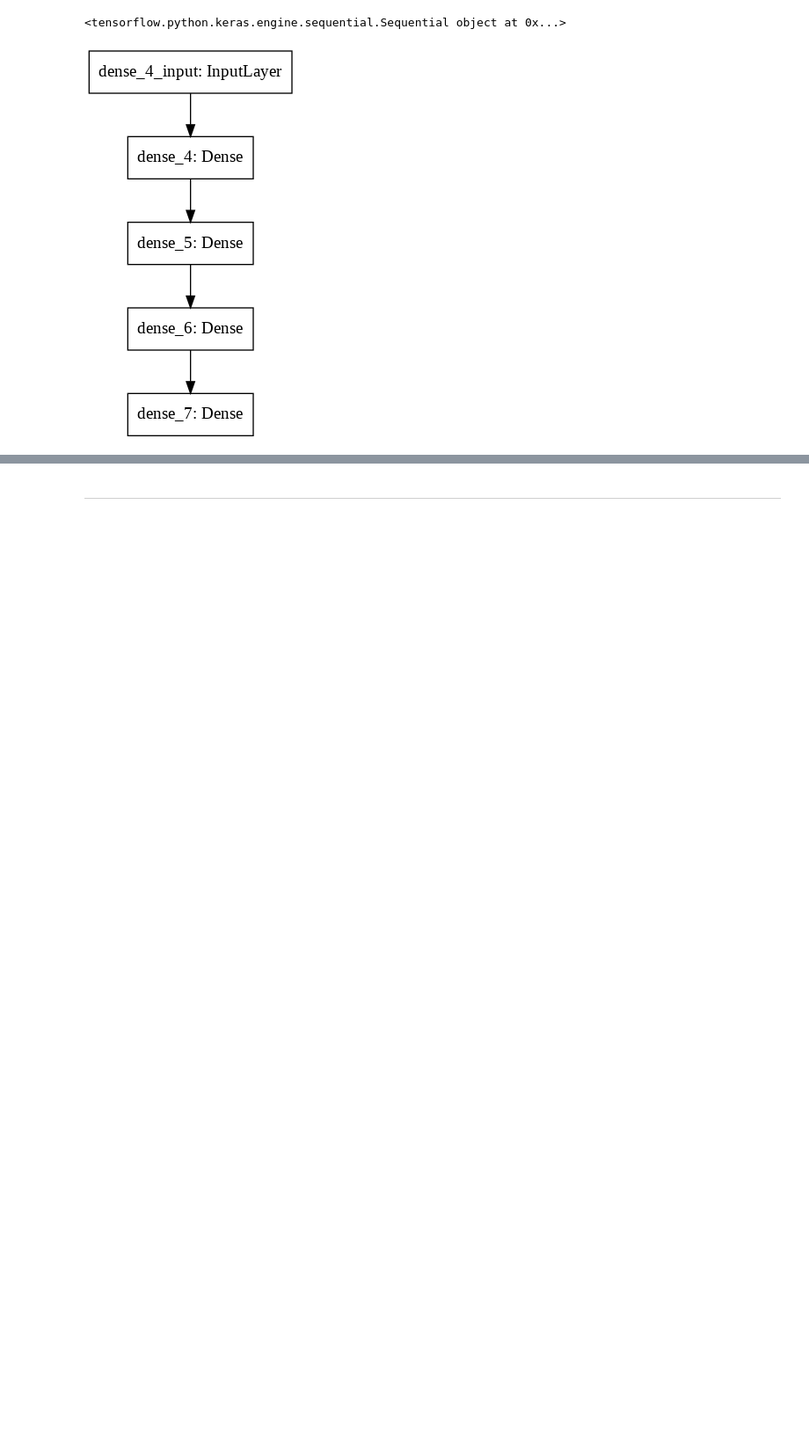
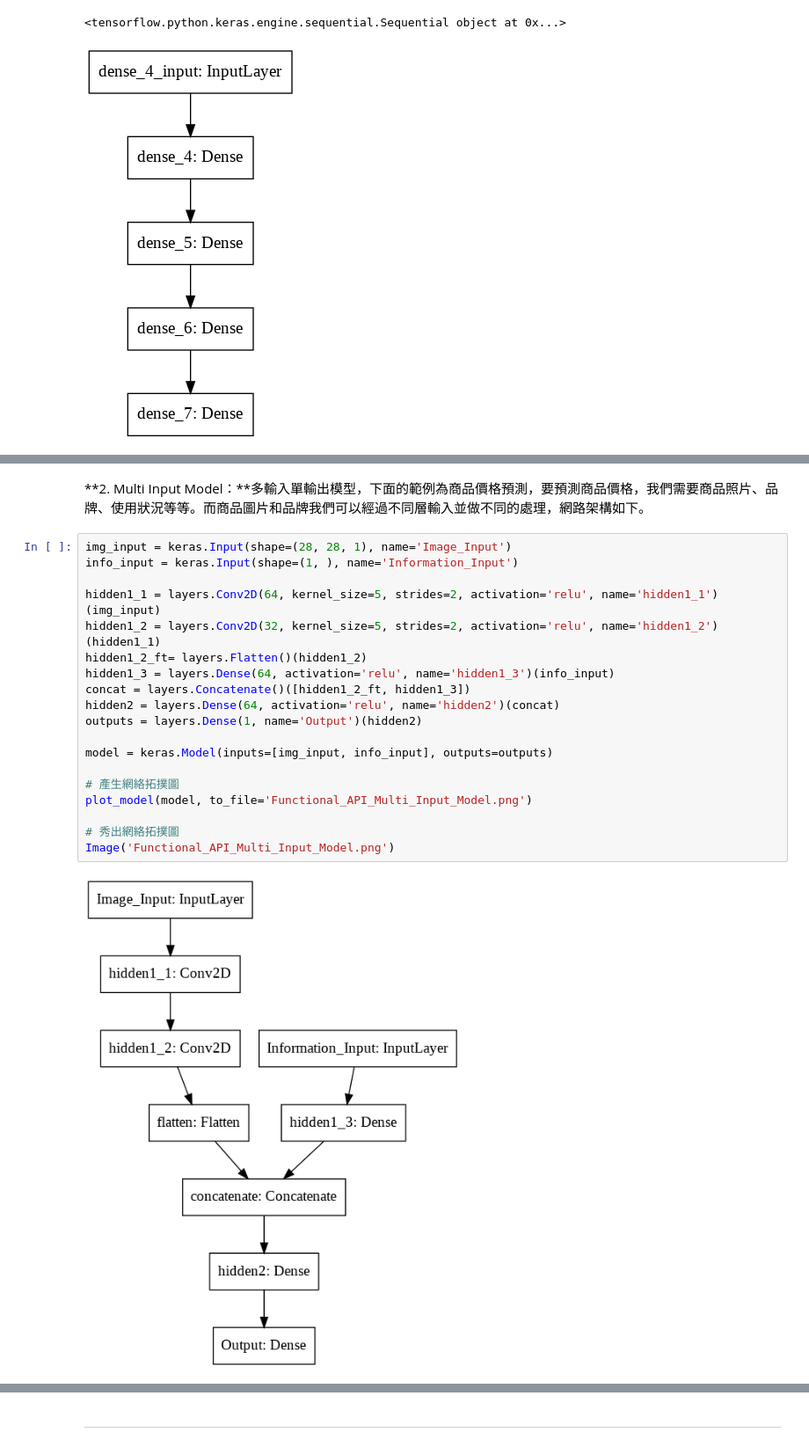
Before and after one commit to andyrkchang/THU_IE_AI_PROGRAM, a Jupyter notebook: 人工智慧導論.ipynb, the cells around one changed output, grey strips where cells are left out. Shown: that part at 88% size. Saved outputs shown, nothing was run; the diff lists cells and outputs as text; blank space fills up the shorter version.

```diff
--- a/人工智慧導論.ipynb
+++ b/人工智慧導論.ipynb
@@ -364,0 +429,23 @@ Image('Sequential_Model.png')
+# %% [markdown]
+**2. Multi Input Model：**多輸入單輸出模型，下面的範例為商品價格預測，要預測商品價格，我們需要商品照片、品牌、使用狀況等等。而商品圖片和品牌我們可以經過不同層輸入並做不同的處理，網路架構如下。
+# %%
+img_input = keras.Input(shape=(28, 28, 1), name='Image_Input')
+info_input = keras.Input(shape=(1, ), name='Information_Input')
+
+hidden1_1 = layers.Conv2D(64, kernel_size=5, strides=2, activation='relu', name='hidden1_1')(img_input)
+hidden1_2 = layers.Conv2D(32, kernel_size=5, strides=2, activation='relu', name='hidden1_2')(hidden1_1)
+hidden1_2_ft= layers.Flatten()(hidden1_2)
+hidden1_3 = layers.Dense(64, activation='relu', name='hidden1_3')(info_input)
+concat = layers.Concatenate()([hidden1_2_ft, hidden1_3])
+hidden2 = layers.Dense(64, activation='relu', name='hidden2')(concat)
+outputs = layers.Dense(1, name='Output')(hidden2)
+
+model = keras.Model(inputs=[img_input, info_input], outputs=outputs)
+
+# 產生網絡拓撲圖
+plot_model(model, to_file='Functional_API_Multi_Input_Model.png')
+
+# 秀出網絡拓撲圖
+Image('Functional_API_Multi_Input_Model.png')
+# %% [output]
+[figure, added]
```
Also changed, not shown: parts of 20 cells of this notebook.
